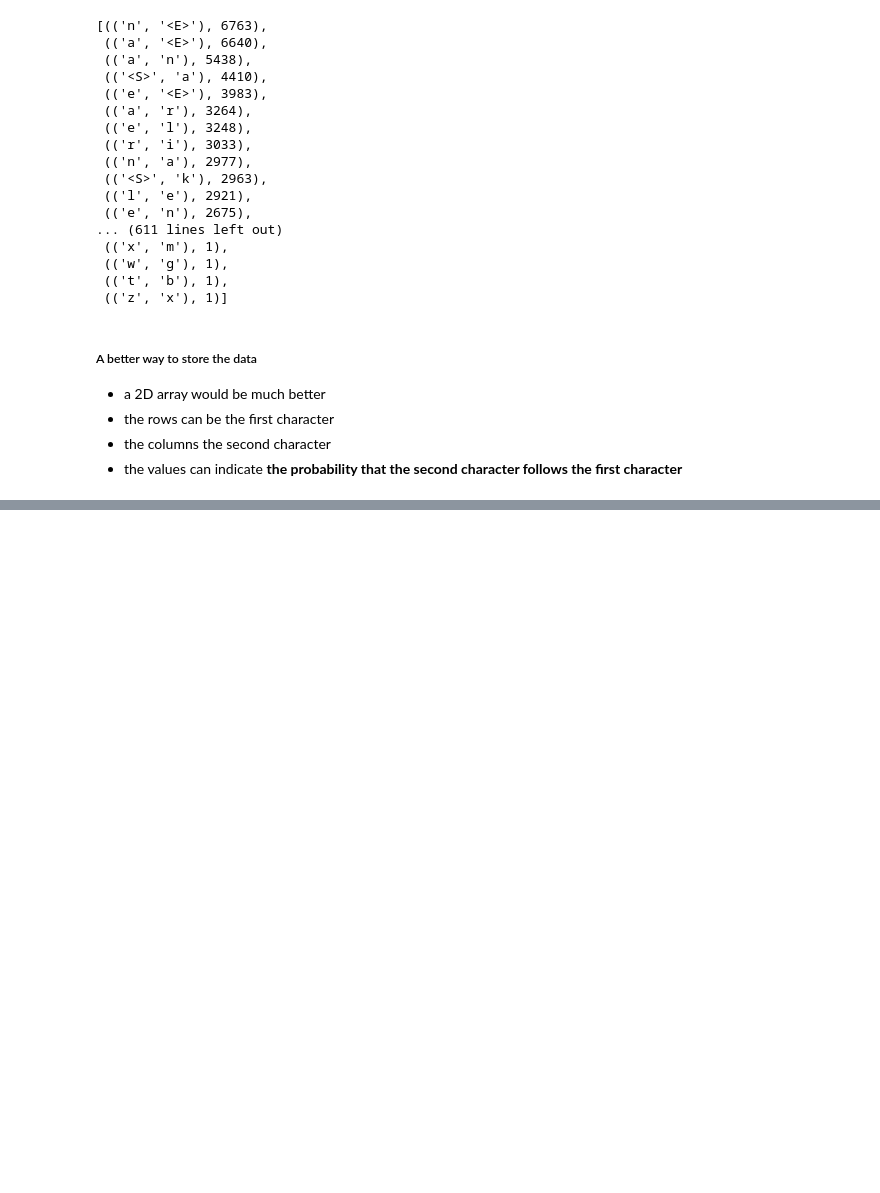
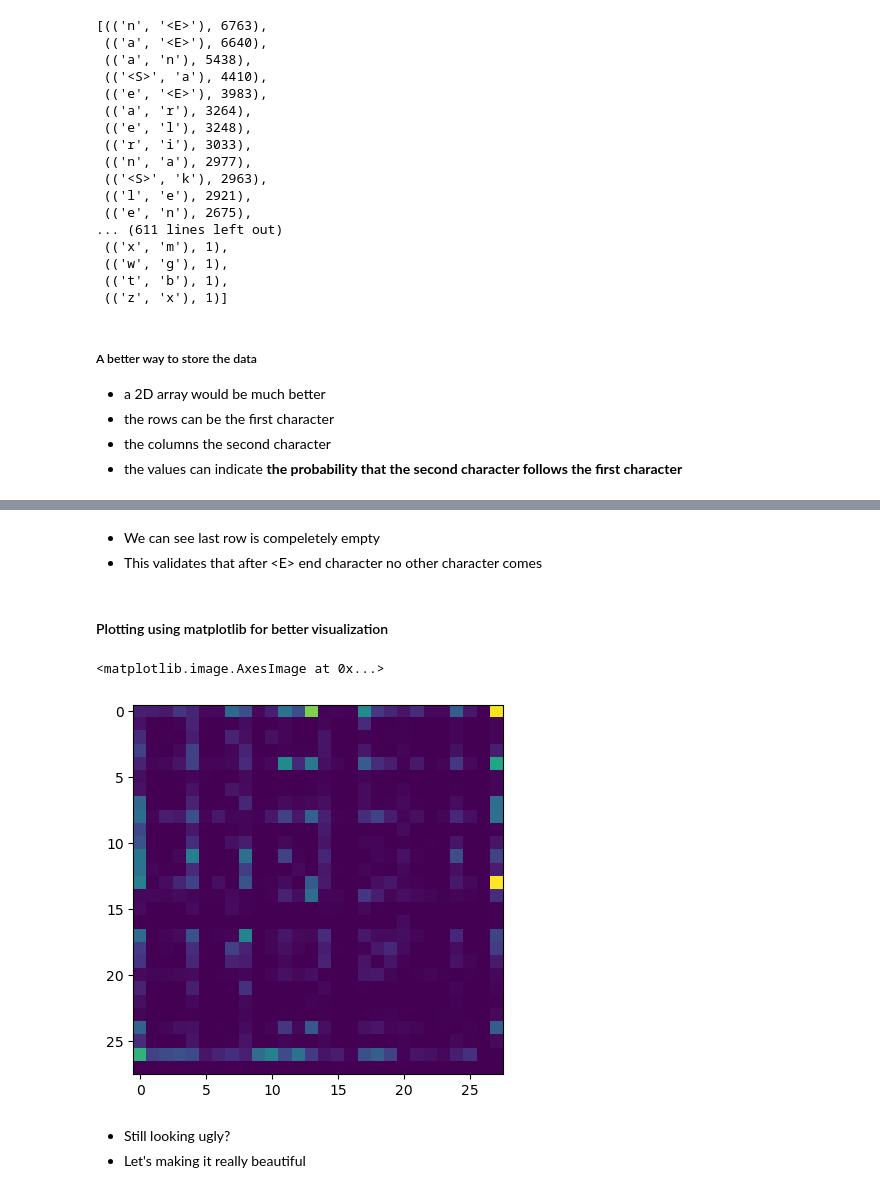
Before and after one commit to Pushkal-Gupta/makemore, a Jupyter notebook: Makemore 1.ipynb, the cells around one changed output, grey strips where cells are left out. Cells and saved outputs as stored; diff of their text form; code cells hidden in the pictures; blank space fills up the shorter version.

```diff
--- a/Makemore 1.ipynb
+++ b/Makemore 1.ipynb
@@ -211,0 +260,3 @@ sorted(b.items(), key = lambda kv : kv[1], reverse = True)
+# %%
+N = torch.zeros((28,28),dtype = torch.int32)
+N
@@ -211,0 +286,5 @@ sorted(b.items(), key = lambda kv : kv[1], reverse = True)
+# %%
+#Getting all the characters
+#words should have all
+chars = sorted(list(set("".join(words))))
+chars
@@ -211,0 +309,6 @@ sorted(b.items(), key = lambda kv : kv[1], reverse = True)
+# %%
+#Now we can create a mapping from s(trings) to i(ntegers)
+stoi = {s:i for i,s in enumerate(chars)}
+stoi['<S>'] = 26
+stoi['<E>'] = 27
+stoi
@@ -211,0 +333,10 @@ sorted(b.items(), key = lambda kv : kv[1], reverse = True)
+# %%
+for w in words:
+
+    chars = ['<S>'] + list(w) + ['<E>']
+
+    for char1,char2 in zip(chars,chars[1:]):
+
+        N[stoi[char1],stoi[char2]] +=1
+
+N
@@ -211,0 +361,5 @@ sorted(b.items(), key = lambda kv : kv[1], reverse = True)
+# %% [markdown]
+- We can see last row is compeletely empty
+- This validates that after \<E> end character no other character comes
+# %% [markdown]
+#### Plotting using matplotlib for better visualization
@@ -211,0 +369,8 @@ sorted(b.items(), key = lambda kv : kv[1], reverse = True)
+# %%
+plt.imshow(N)
+# %% [output]
+<matplotlib.image.AxesImage at 0x...>
+[figure, added]
+# %% [markdown]
+- Still looking ugly?
+- Let's making it really beautiful
```
Also changed, not shown: parts of 21 cells of this notebook.
